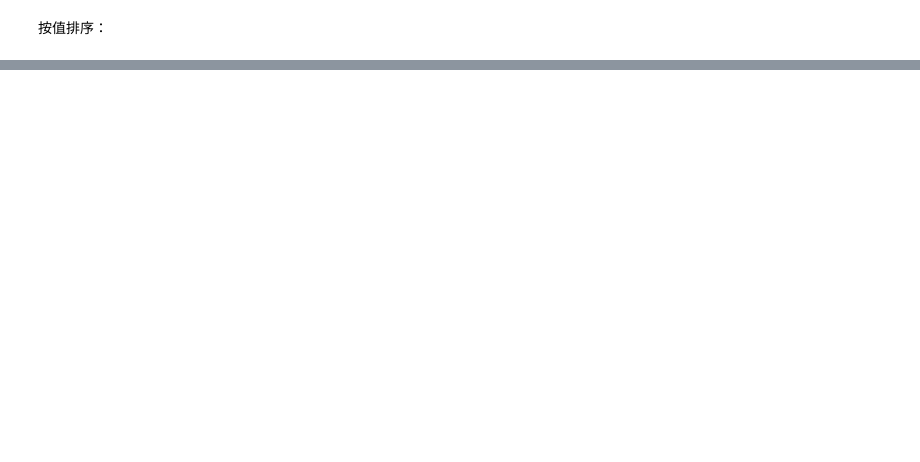
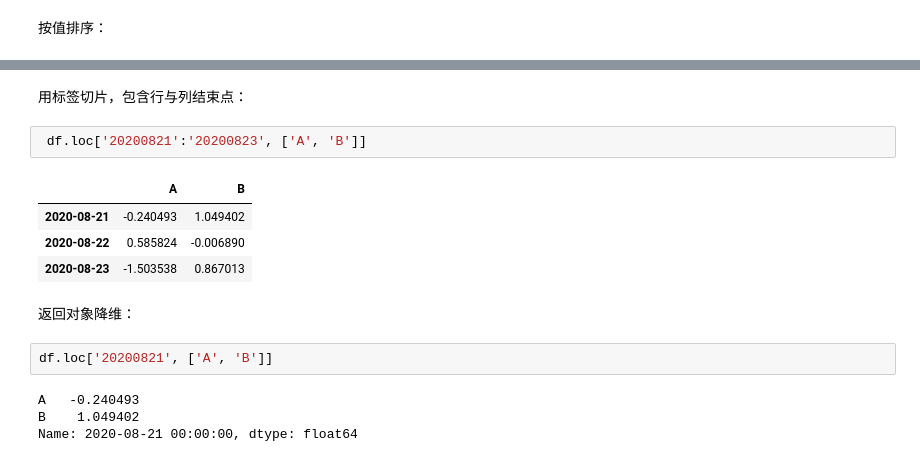
Before and after one commit to mangxiao2018/PandasSample, a Jupyter notebook: 1-入门Pandas.ipynb, the cells around one changed output, grey strips where cells are left out. Drawn from its saved outputs; the diff is of its cells as text; blank space fills up the shorter version.

```diff
--- a/1-入门Pandas.ipynb
+++ b/1-入门Pandas.ipynb
@@ -206,0 +268,17 @@ df.sort_values(by='B')
+# %% [markdown]
+用标签切片，包含行与列结束点：
+# %%
+ df.loc['20200821':'20200823', ['A', 'B']]
+# %% [output]
+|  | A | B |
+| 2020-08-21 | -0.240493 | 1.049402 |
+| 2020-08-22 | 0.585824 | -0.006890 |
+| 2020-08-23 | -1.503538 | 0.867013 |
+# %% [markdown]
+返回对象降维：
+# %%
+df.loc['20200821', ['A', 'B']]
+# %% [output]
+A   -0.240493
+B    1.049402
+Name: 2020-08-21 00:00:00, dtype: float64
```
Also changed, not shown: parts of 20 cells of this notebook.
